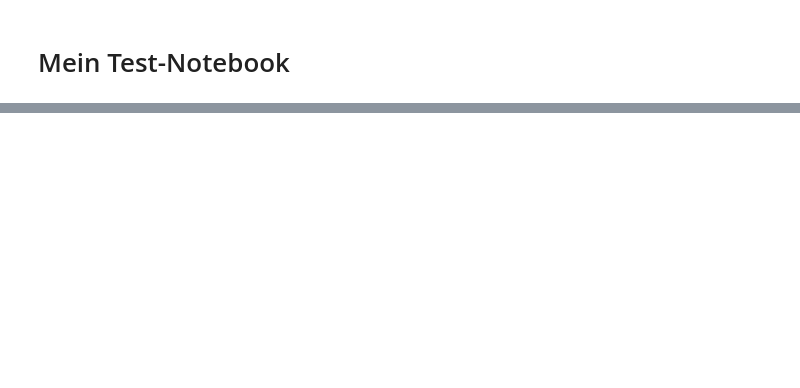
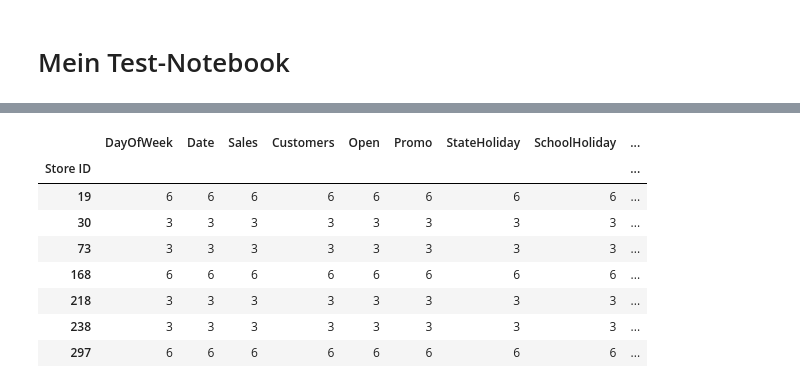
Before and after one commit to turulix/DMML1_Projekt, a Jupyter notebook: DMML1_Projekt_Test_Schwarz.ipynb, the cells around one changed output, grey strips where cells are left out. Cells and saved outputs as stored; diff of their text form; code cells hidden in the pictures; blank space fills up the shorter version.

```diff
--- a/DMML1_Projekt_Test_Schwarz.ipynb
+++ b/DMML1_Projekt_Test_Schwarz.ipynb
@@ -64,0 +116,12 @@ df_stores
+# %%
+df_train_temp.groupby('Store ID').count()
+# %% [output]
+|  | DayOfWeek | Date | Sales | Customers | Open | Promo | StateHoliday | SchoolHoliday | ... |
+| Store ID |  |  |  |  |  |  |  |  | ... |
+| 19 | 6 | 6 | 6 | 6 | 6 | 6 | 6 | 6 | ... |
+| 30 | 3 | 3 | 3 | 3 | 3 | 3 | 3 | 3 | ... |
+| 73 | 3 | 3 | 3 | 3 | 3 | 3 | 3 | 3 | ... |
+| 168 | 6 | 6 | 6 | 6 | 6 | 6 | 6 | 6 | ... |
+| 218 | 3 | 3 | 3 | 3 | 3 | 3 | 3 | 3 | ... |
+| 238 | 3 | 3 | 3 | 3 | 3 | 3 | 3 | 3 | ... |
+| 297 | 6 | 6 | 6 | 6 | 6 | 6 | 6 | 6 | ... |
```
Also changed, not shown: parts of 20 cells of this notebook.
